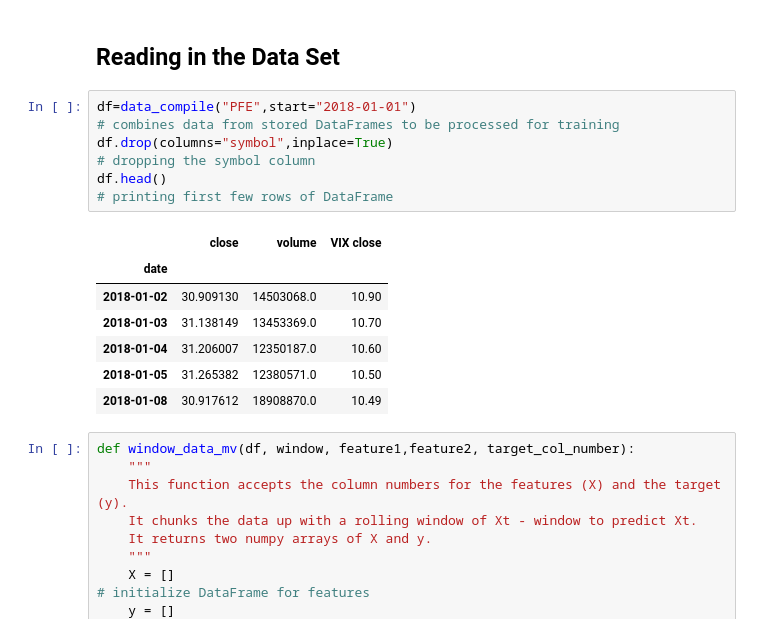
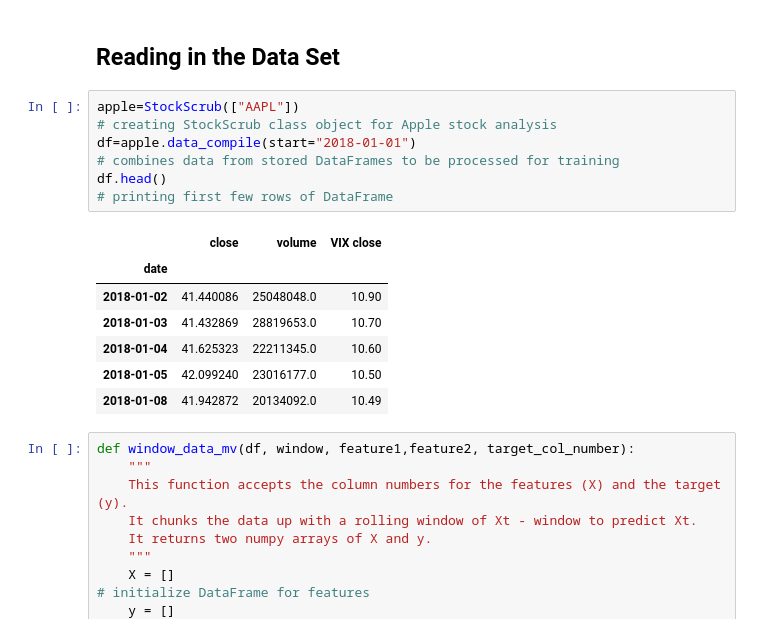
Before and after one commit to Asheladia/TraderbotAdvisor, a Jupyter notebook: Project-02_workfiles/Conv2DNN.ipynb, the cells around one changed output. Cells and saved outputs as stored; diff of their text form.

```diff
--- a/Project-02_workfiles/Conv2DNN.ipynb
+++ b/Project-02_workfiles/Conv2DNN.ipynb
@@ -24,17 +24,17 @@ random.set_seed(2)
 # %% [markdown]
 ## Reading in the Data Set
 # %%
-df=data_compile("PFE",start="2018-01-01")                                       # combines data from stored DataFrames to be processed for training
-df.drop(columns="symbol",inplace=True)                                          # dropping the symbol column
+apple=StockScrub(["AAPL"])                                                      # creating StockScrub class object for Apple stock analysis
+df=apple.data_compile(start="2018-01-01")                                       # combines data from stored DataFrames to be processed for training
 df.head()                                                                       # printing first few rows of DataFrame
 # %% [output]
 |  | close | volume | VIX close |
 | date |  |  |  |
-| 2018-01-02 | 30.909130 | 14503068.0 | 10.90 |
-| 2018-01-03 | 31.138149 | 13453369.0 | 10.70 |
-| 2018-01-04 | 31.206007 | 12350187.0 | 10.60 |
-| 2018-01-05 | 31.265382 | 12380571.0 | 10.50 |
-| 2018-01-08 | 30.917612 | 18908870.0 | 10.49 |
+| 2018-01-02 | 41.440086 | 25048048.0 | 10.90 |
+| 2018-01-03 | 41.432869 | 28819653.0 | 10.70 |
+| 2018-01-04 | 41.625323 | 22211345.0 | 10.60 |
+| 2018-01-05 | 42.099240 | 23016177.0 | 10.50 |
+| 2018-01-08 | 41.942872 | 20134092.0 | 10.49 |
 # %%
 def window_data_mv(df, window, feature1,feature2, target_col_number):
     """
```
Also changed, not shown: parts of 6 cells of this notebook, 5 other files.
